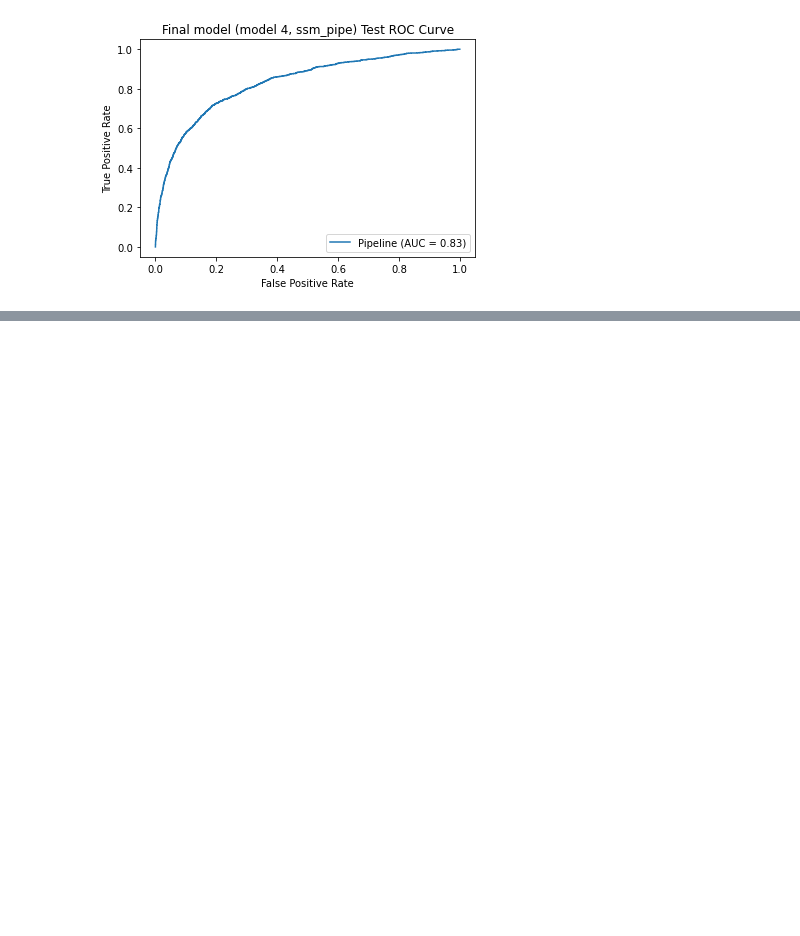
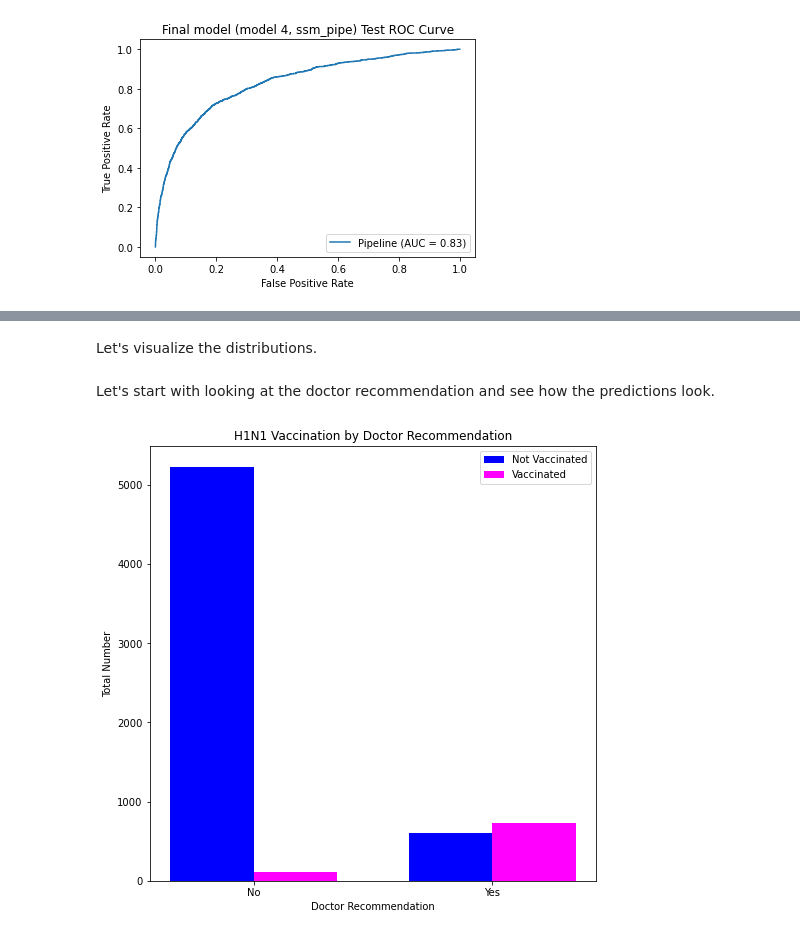
Before and after one commit to rachelhgoldstein/H1N1-Flu-Vaccines, a Jupyter notebook: Code/Model_Analysis.ipynb, the cells around one changed output, grey strips where cells are left out. Drawn from its saved outputs; the diff is of its cells as text; code cells hidden in the pictures; blank space fills up the shorter version.

```diff
--- a/Code/Model Analysis.ipynb
+++ b/Code/Model_Analysis.ipynb
@@ -1665,0 +1731,34 @@ plt.title('Final model (model 4, ssm_pipe) Test ROC Curve');
+# %% [markdown]
+Let's visualize the distributions.
+# %% [markdown]
+Let's start with looking at the doctor recommendation and see how the predictions look.
+# %%
+not_vaccinated = X_test_predictions.loc[X_test_predictions['preds'] == 0]
+vaccinated = X_test_predictions.loc[X_test_predictions['preds'] == 1]
+# %%
+not_vacc_doc_rec = not_vaccinated.groupby('doctor_recc_h1n1')[['preds']].count()
+vacc_doc_rec = vaccinated.groupby('doctor_recc_h1n1')[['preds']].count()
+# %%
+fig, ax = plt.subplots(figsize=(8,8))
+bar_width = 0.35
+
+index = range(len(not_vacc_doc_rec))
+x_not_vaccinated = [i - bar_width/2 for i in index]
+x_vaccinated = [i + bar_width/2 for i in index]
+
+
+ax.bar(x=x_not_vaccinated, height=not_vacc_doc_rec['preds'].values,
+       label='Not Vaccinated', width=bar_width, color='blue')
+
+ax.bar(x=x_vaccinated, height=vacc_doc_rec['preds'].values,
+       label='Vaccinated', width=bar_width, color='magenta')
+
+ax.set_xlabel('Doctor Recommendation')
+ax.set_ylabel('Total Number')
+ax.set_title('H1N1 Vaccination by Doctor Recommendation')
+ax.set_xticks(index)
+ax.set_xticklabels(['No', 'Yes'])
+ax.legend()
+plt.show();
+# %% [output]
+[figure, added]
```
Also changed, not shown: parts of 76 cells of this notebook, 2 other files.
